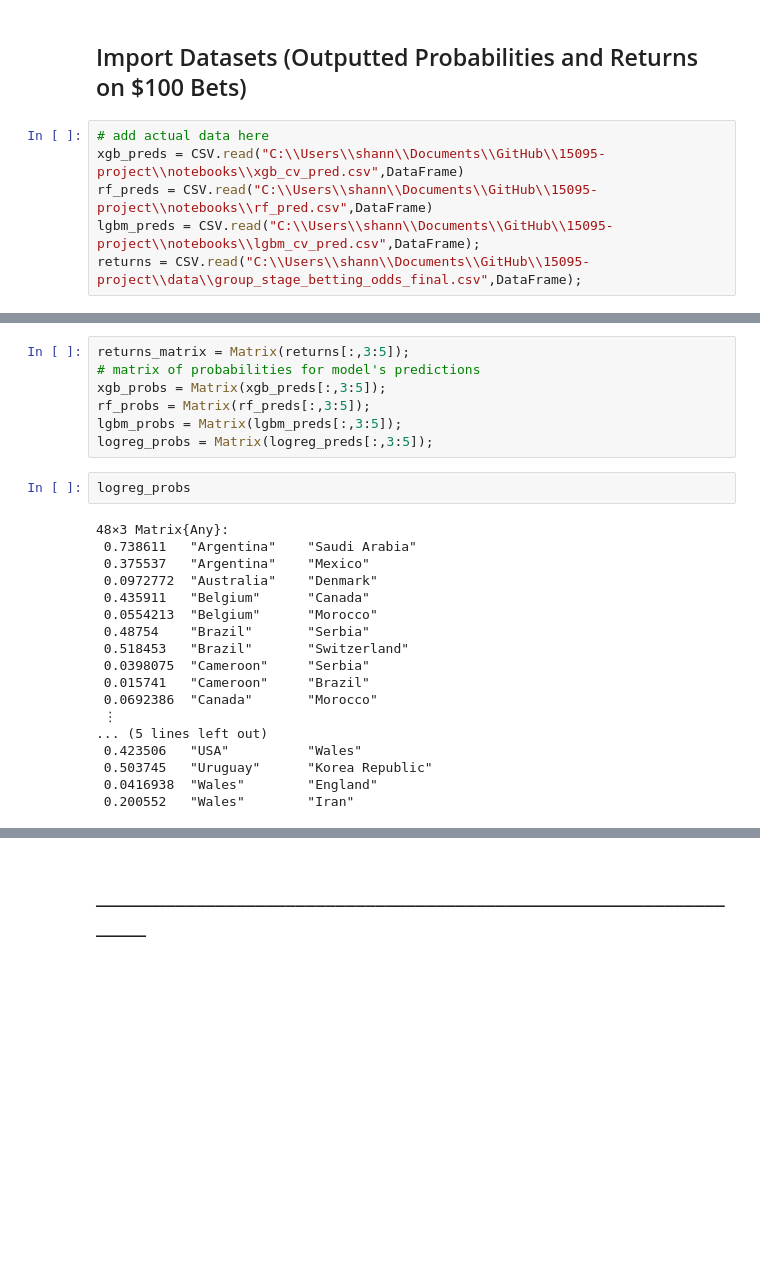
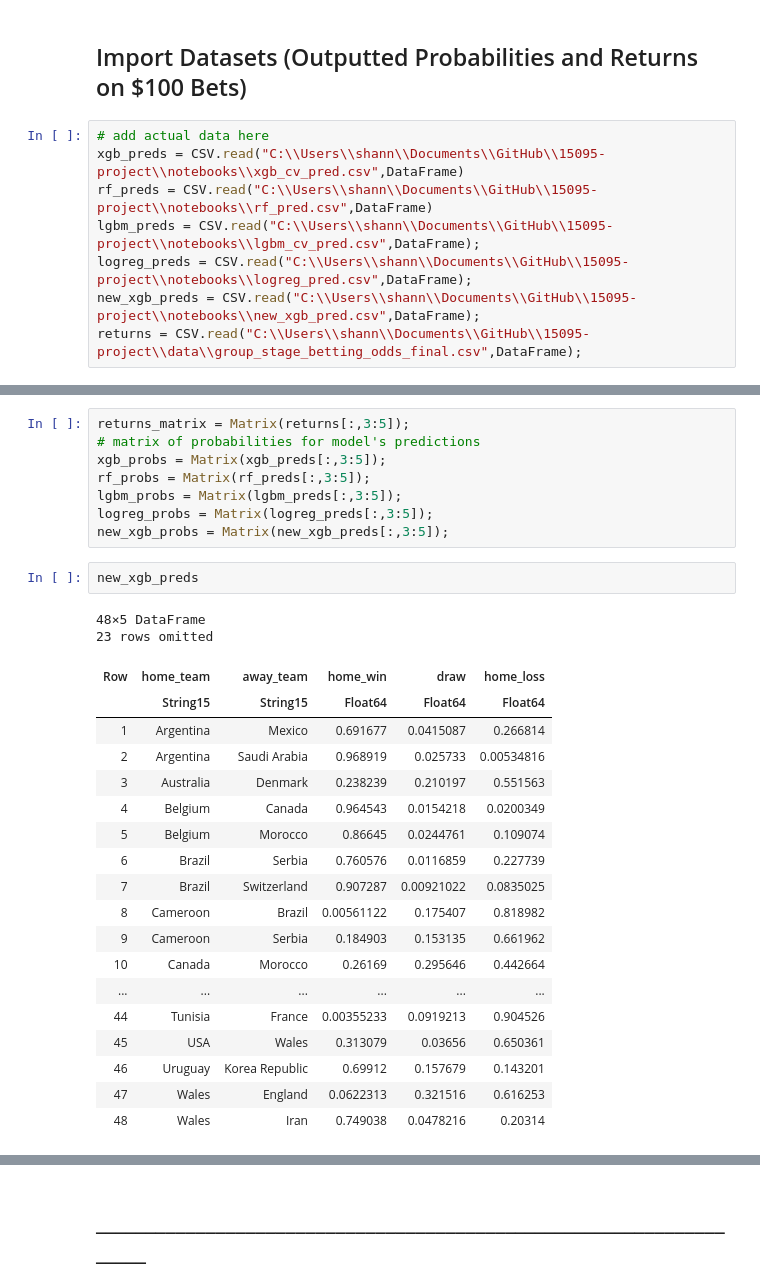
Before and after one commit to shannan-liu1/15095-project, a Jupyter notebook: notebooks/02-yen-optimal-betting.ipynb, the cells around one changed output, grey strips where cells are left out. Cells and saved outputs as stored; diff of their text form; blank space fills up the shorter version.

```diff
--- a/notebooks/02-yen-optimal-betting.ipynb
+++ b/notebooks/02-yen-optimal-betting.ipynb
@@ -9,4 +9,6 @@ using DataFrames, CSV, JuMP, Gurobi, LinearAlgebra, Random, Printf, StatsBase, C
 xgb_preds = CSV.read("C:\\Users\\shann\\Documents\\GitHub\\15095-project\\notebooks\\xgb_cv_pred.csv",DataFrame)
 rf_preds = CSV.read("C:\\Users\\shann\\Documents\\GitHub\\15095-project\\notebooks\\rf_pred.csv",DataFrame)
 lgbm_preds = CSV.read("C:\\Users\\shann\\Documents\\GitHub\\15095-project\\notebooks\\lgbm_cv_pred.csv",DataFrame);
+logreg_preds = CSV.read("C:\\Users\\shann\\Documents\\GitHub\\15095-project\\notebooks\\logreg_pred.csv",DataFrame);
+new_xgb_preds = CSV.read("C:\\Users\\shann\\Documents\\GitHub\\15095-project\\notebooks\\new_xgb_pred.csv",DataFrame);
 returns = CSV.read("C:\\Users\\shann\\Documents\\GitHub\\15095-project\\data\\group_stage_betting_odds_final.csv",DataFrame);
@@ -53,23 +19,27 @@ xgb_probs = Matrix(xgb_preds[:,3:5]);
 rf_probs = Matrix(rf_preds[:,3:5]);
 lgbm_probs = Matrix(lgbm_preds[:,3:5]);
 logreg_probs = Matrix(logreg_preds[:,3:5]);
+new_xgb_probs = Matrix(new_xgb_preds[:,3:5]);
-# %%
-logreg_probs
-# %% [output]
-48×3 Matrix{Any}:
- 0.738611   "Argentina"    "Saudi Arabia"
- 0.375537   "Argentina"    "Mexico"
- 0.0972772  "Australia"    "Denmark"
- 0.435911   "Belgium"      "Canada"
- 0.0554213  "Belgium"      "Morocco"
- 0.48754    "Brazil"       "Serbia"
- 0.518453   "Brazil"       "Switzerland"
- 0.0398075  "Cameroon"     "Serbia"
- 0.015741   "Cameroon"     "Brazil"
- 0.0692386  "Canada"       "Morocco"
- ⋮
-... (5 lines left out)
- 0.423506   "USA"          "Wales"
- 0.503745   "Uruguay"      "Korea Republic"
- 0.0416938  "Wales"        "England"
- 0.200552   "Wales"        "Iran"
+# %%
+new_xgb_preds
+# %% [output]
+48×5 DataFrame
+23 rows omitted
+| Row | home_team | away_team | home_win | draw | home_loss |
+|  | String15 | String15 | Float64 | Float64 | Float64 |
+| 1 | Argentina | Mexico | 0.691677 | 0.0415087 | 0.266814 |
+| 2 | Argentina | Saudi Arabia | 0.968919 | 0.025733 | 0.00534816 |
+| 3 | Australia | Denmark | 0.238239 | 0.210197 | 0.551563 |
+| 4 | Belgium | Canada | 0.964543 | 0.0154218 | 0.0200349 |
+| 5 | Belgium | Morocco | 0.86645 | 0.0244761 | 0.109074 |
+| 6 | Brazil | Serbia | 0.760576 | 0.0116859 | 0.227739 |
+| 7 | Brazil | Switzerland | 0.907287 | 0.00921022 | 0.0835025 |
+| 8 | Cameroon | Brazil | 0.00561122 | 0.175407 | 0.818982 |
+| 9 | Cameroon | Serbia | 0.184903 | 0.153135 | 0.661962 |
+| 10 | Canada | Morocco | 0.26169 | 0.295646 | 0.442664 |
+| ... | ... | ... | ... | ... | ... |
+| 44 | Tunisia | France | 0.00355233 | 0.0919213 | 0.904526 |
+| 45 | USA | Wales | 0.313079 | 0.03656 | 0.650361 |
+| 46 | Uruguay | Korea Republic | 0.69912 | 0.157679 | 0.143201 |
+| 47 | Wales | England | 0.0622313 | 0.321516 | 0.616253 |
+| 48 | Wales | Iran | 0.749038 | 0.0478216 | 0.20314 |
```
Also changed, not shown: parts of 22 cells of this notebook, 7 other files.
